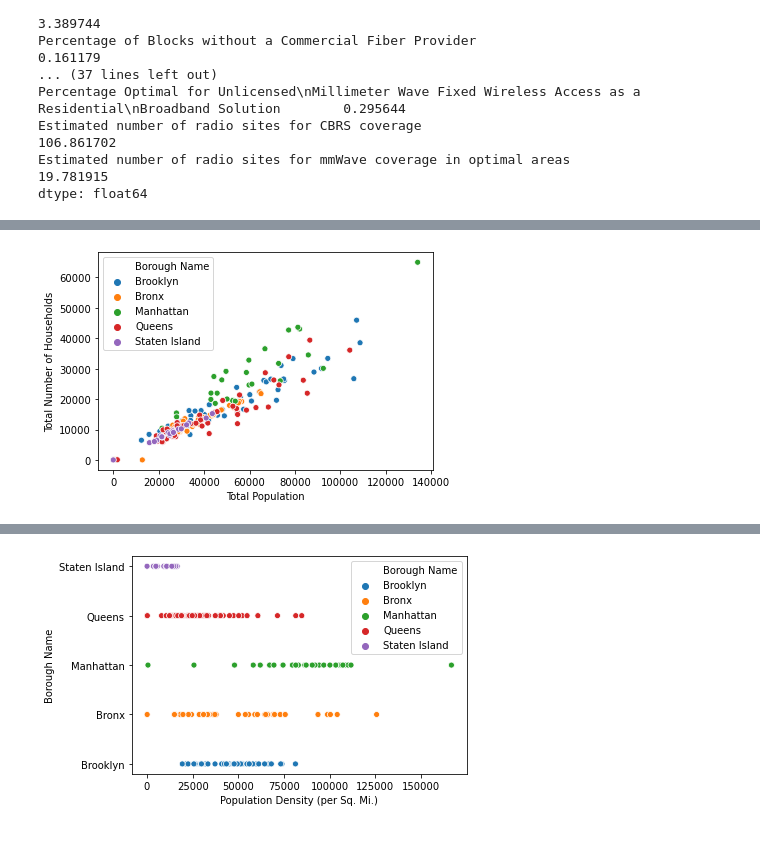
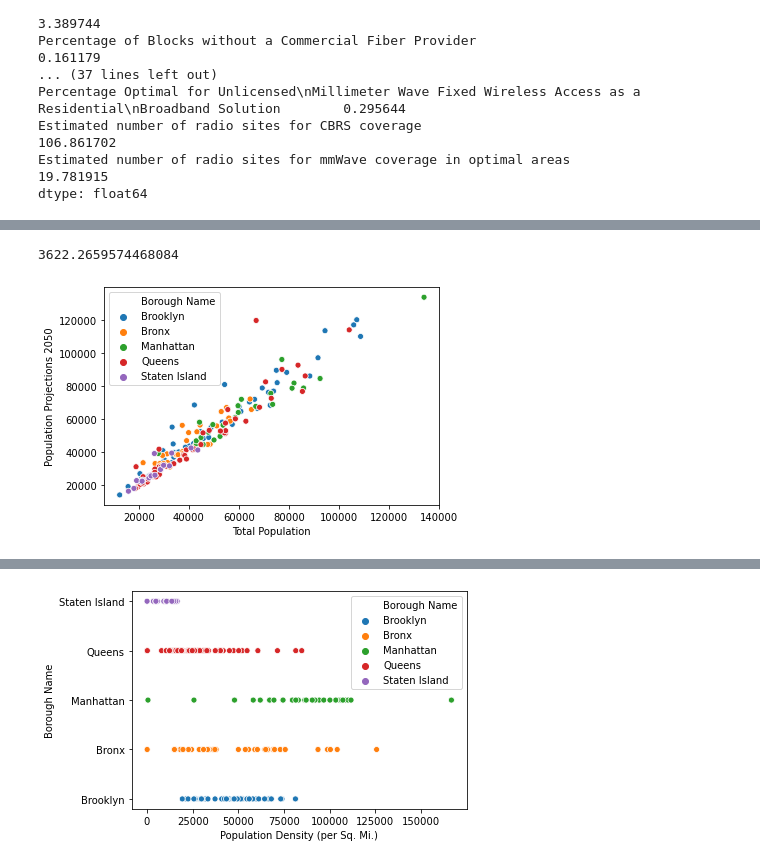
Before and after one commit to Sricha02/FINAL_CAP, a Jupyter notebook: Telecommunications.ipynb, the cells around one changed output, grey strips where cells are left out. Cells and saved outputs as stored; diff of their text form; code cells hidden in the pictures.

```diff
--- a/Telecommunications.ipynb
+++ b/Telecommunications.ipynb
@@ -146,0 +192,2 @@ Population Density per Square mile can also be a metric for Neighborhood selecti
+# %%
+imp['Population Growth'] = imp['Population Projections 2050']-imp['Total Population']
@@ -147,5 +203,9 @@ Population Density per Square mile can also be a metric for Neighborhood selecti
+# %%
+imp['Population Growth'].mean()
+# %% [output]
+3622.2659574468084
 # %%
-sns.scatterplot(x = "Total Population", y = "Total Number of Households", data=imp, hue='Borough Name')
+sns.scatterplot(x = "Total Population", y = 'Population Projections 2050', data=imp, hue='Borough Name')
 plt.show()
 # %% [output]
-[figure, old version]
+[figure, new version]
```
Also changed, not shown: parts of 13 cells of this notebook.
